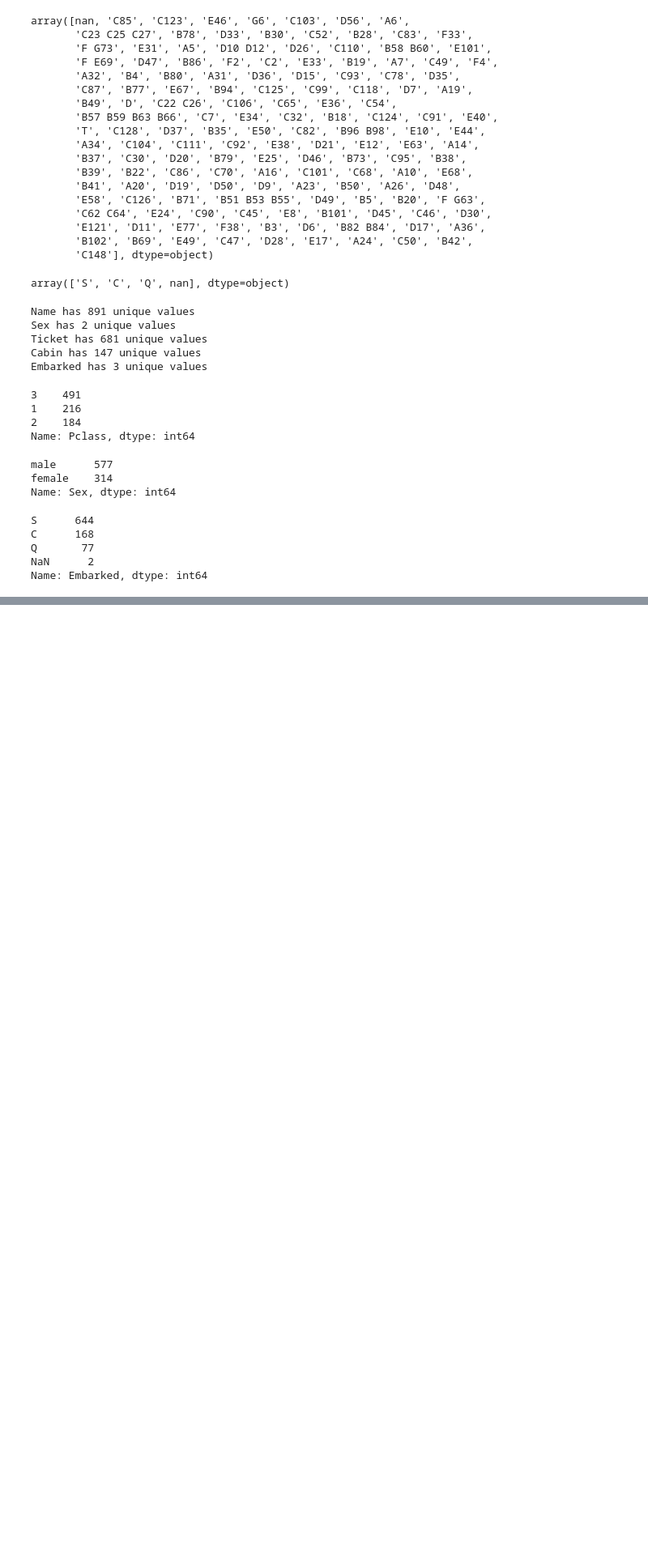
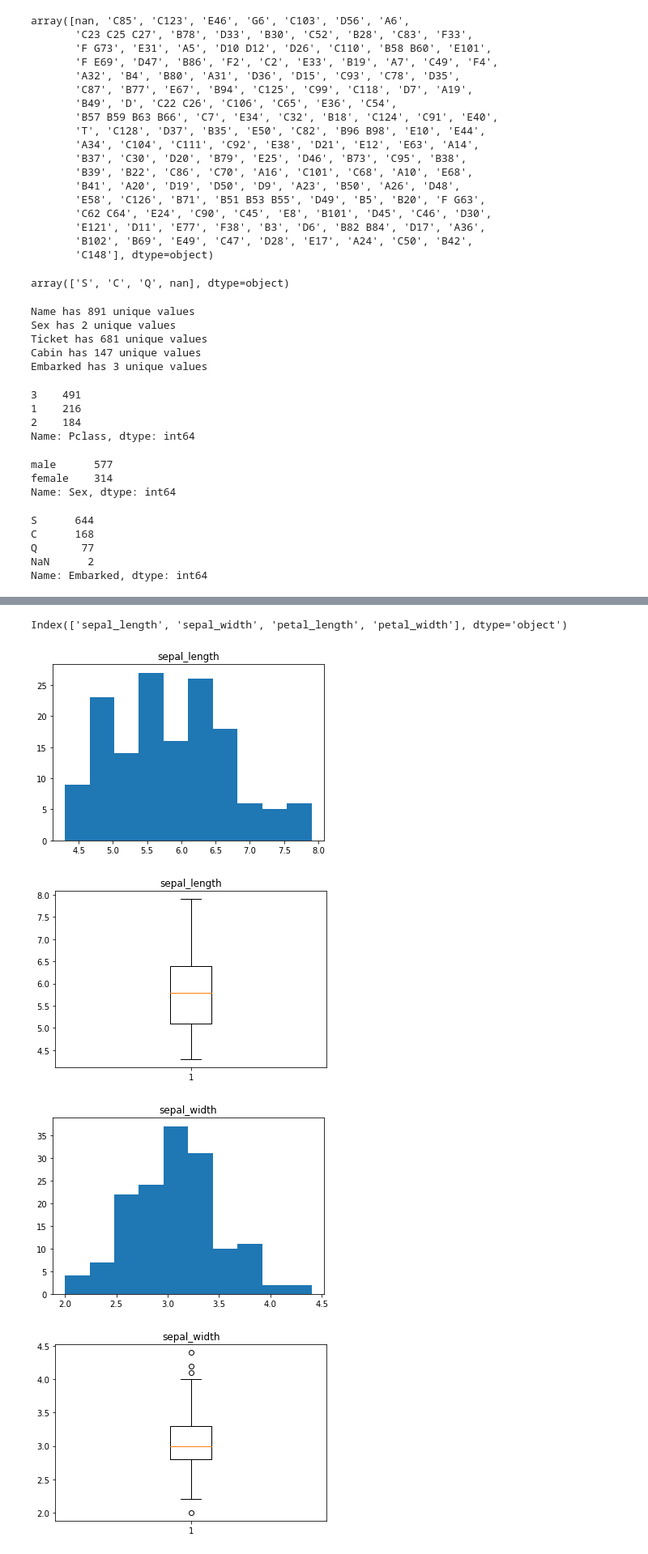
Before and after one commit to Jared-Godar/classification-exercises, a Jupyter notebook: classification_exercises.ipynb, the cells around one changed output, grey strips where cells are left out. Shown: that part at 81% size. Cells and saved outputs as stored; diff of their text form; code cells hidden in the pictures; blank space fills up the shorter version.

```diff
--- a/classification_exercises.ipynb
+++ b/classification_exercises.ipynb
@@ -421,0 +448,2 @@ Name: Embarked, dtype: int64
+# %%
+iris_df = acquire.get_iris_data()
@@ -421,0 +498,19 @@ Name: Embarked, dtype: int64
+# %%
+iris_num_cols = iris_df.columns[[iris_df[col].dtype == 'float64' for col in iris_df.columns]]
+# %%
+iris_num_cols
+# %% [output]
+Index(['sepal_length', 'sepal_width', 'petal_length', 'petal_width'], dtype='object')
+# %%
+for col in iris_num_cols:
+    plt.hist(iris_df[col])
+    plt.title(col)
+    plt.show();
+    plt.boxplot(iris_df[col])
+    plt.title(col)
+    plt.show();
+# %% [output]
+[figure, added]
+[figure, added]
+[figure, added]
+[figure, added]
```
Also changed, not shown: parts of 53 cells of this notebook, 1 other file.
